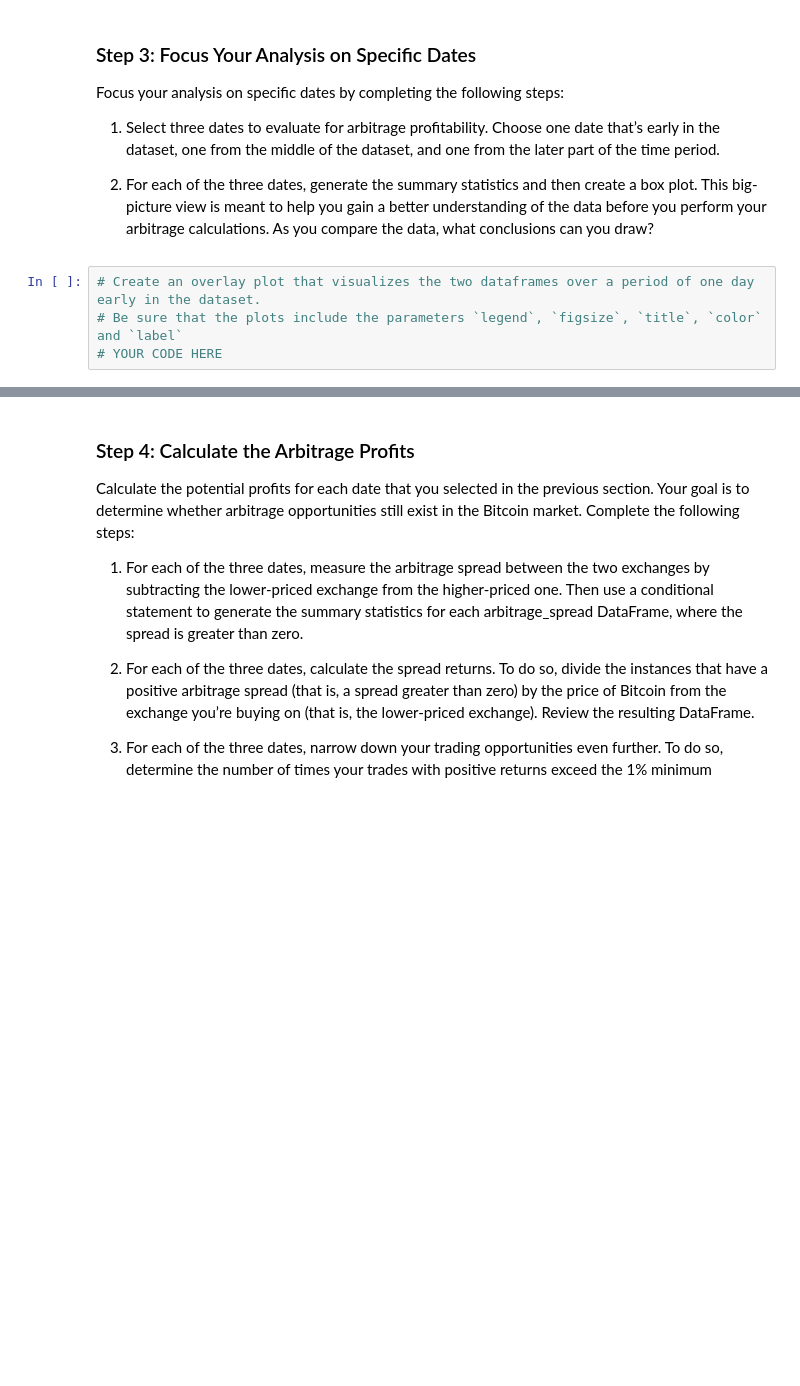
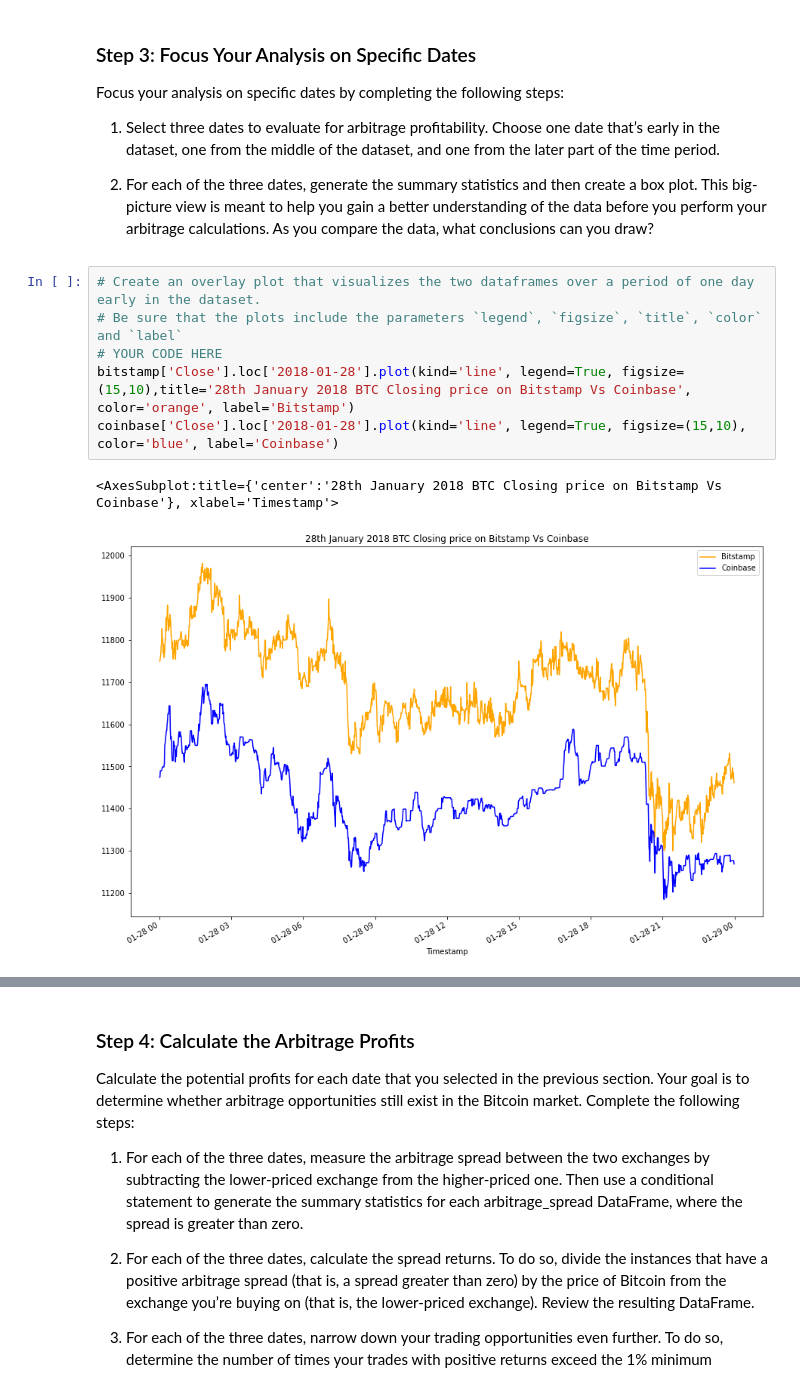
Before and after one commit to Aheesh/arbitrage, a Jupyter notebook: crypto_arbitrage.ipynb, the cells around one changed output, grey strips where cells are left out. Saved outputs shown, nothing was run; the diff lists cells and outputs as text; blank space fills up the shorter version.

```diff
--- a/crypto_arbitrage.ipynb
+++ b/crypto_arbitrage.ipynb
@@ -531,7 +533,12 @@ Focus your analysis on specific dates by completing the following steps:
 # %%
 # Create an overlay plot that visualizes the two dataframes over a period of one day early in the dataset.
 # Be sure that the plots include the parameters `legend`, `figsize`, `title`, `color` and `label`
 # YOUR CODE HERE
+bitstamp['Close'].loc['2018-01-28'].plot(kind='line', legend=True, figsize=(15,10),title='28th January 2018 BTC Closing price on Bitstamp Vs Coinbase', color='orange', label='Bitstamp')
+coinbase['Close'].loc['2018-01-28'].plot(kind='line', legend=True, figsize=(15,10), color='blue', label='Coinbase')
+# %% [output]
+<AxesSubplot:title={'center':'28th January 2018 BTC Closing price on Bitstamp Vs Coinbase'}, xlabel='Timestamp'>
+[figure, added]
 # %%
 # Using the early date that you have selected, calculate the arbitrage spread
 # by subtracting the bitstamp lower closing prices from the coinbase higher closing prices
```
Also changed, not shown: parts of 9 cells of this notebook.
